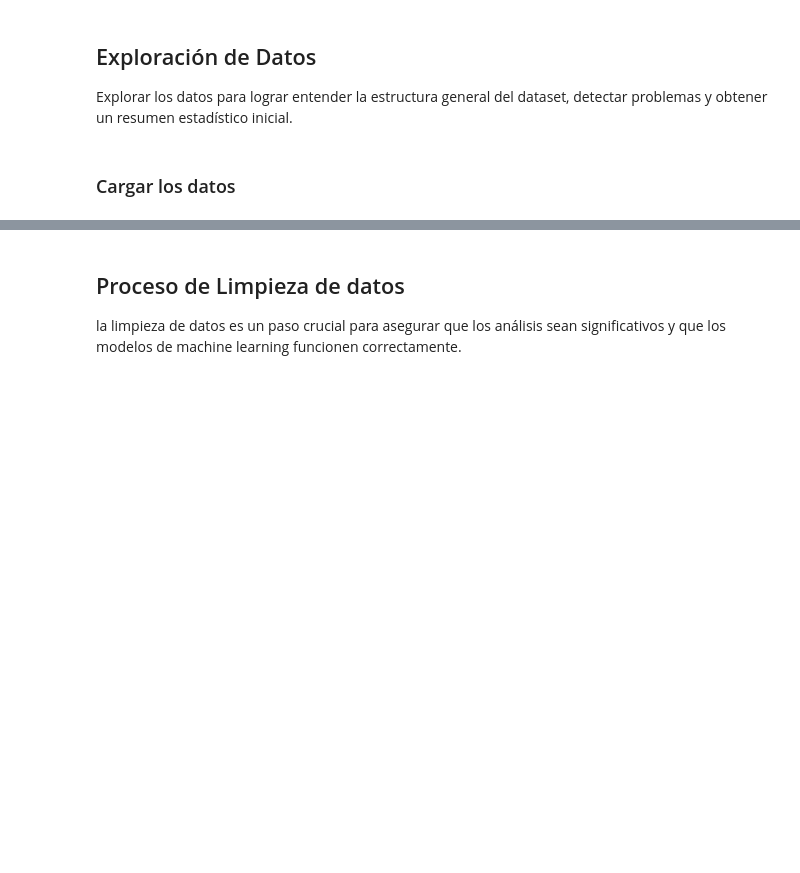
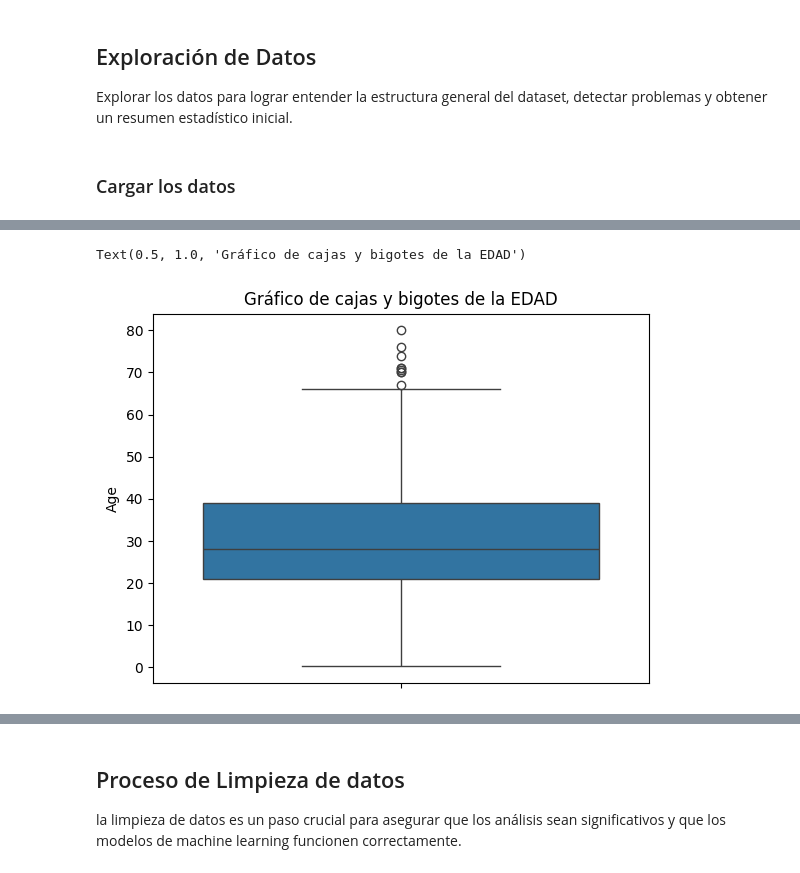
Before and after one commit to AndyMAG-dev/Proyecto-Optativa-Python, a Jupyter notebook: Proyecto_Final.ipynb, the cells around one changed output, grey strips where cells are left out. Cells and saved outputs as stored; diff of their text form; code cells hidden in the pictures; blank space fills up the shorter version.

```diff
--- a/Proyecto_Final.ipynb
+++ b/Proyecto_Final.ipynb
@@ -58,0 +88,5 @@ data_frame.head()
+# %%
+sns.boxplot(data_frame['Age']).set_title('Gráfico de cajas y bigotes de la EDAD')
+# %% [output]
+Text(0.5, 1.0, 'Gráfico de cajas y bigotes de la EDAD')
+[figure, added]
```
Also changed, not shown: parts of 10 cells of this notebook.
